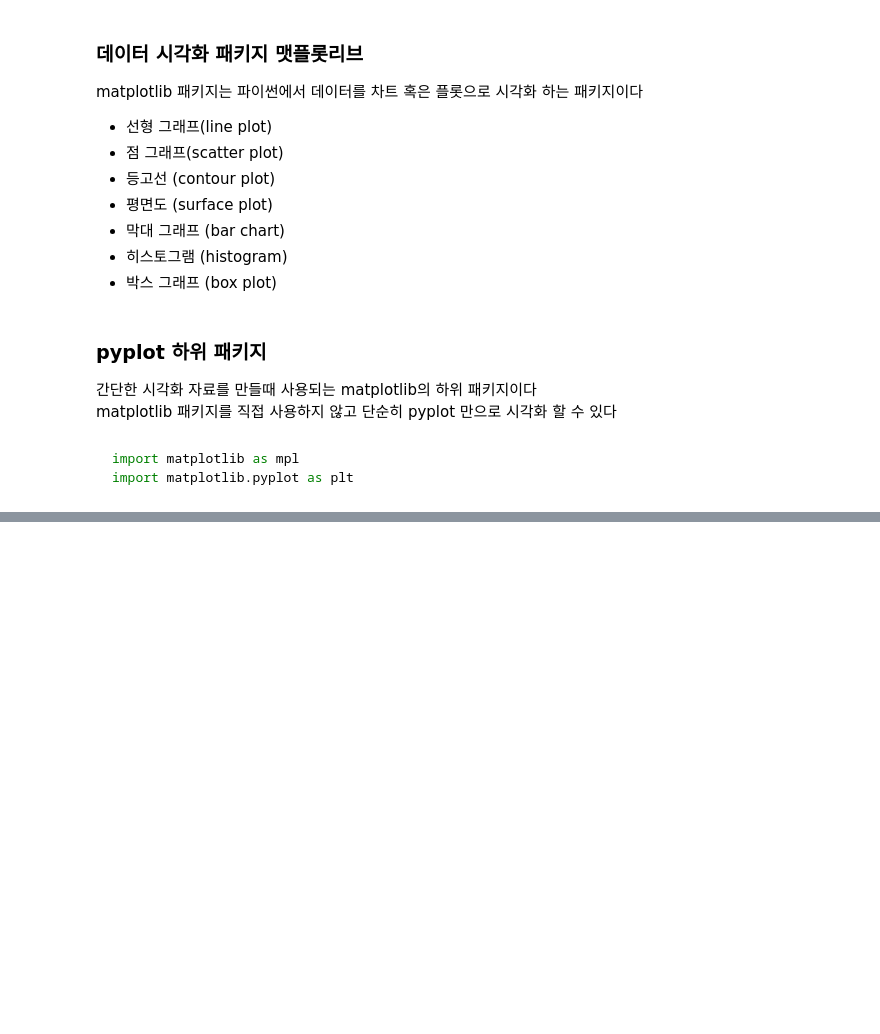
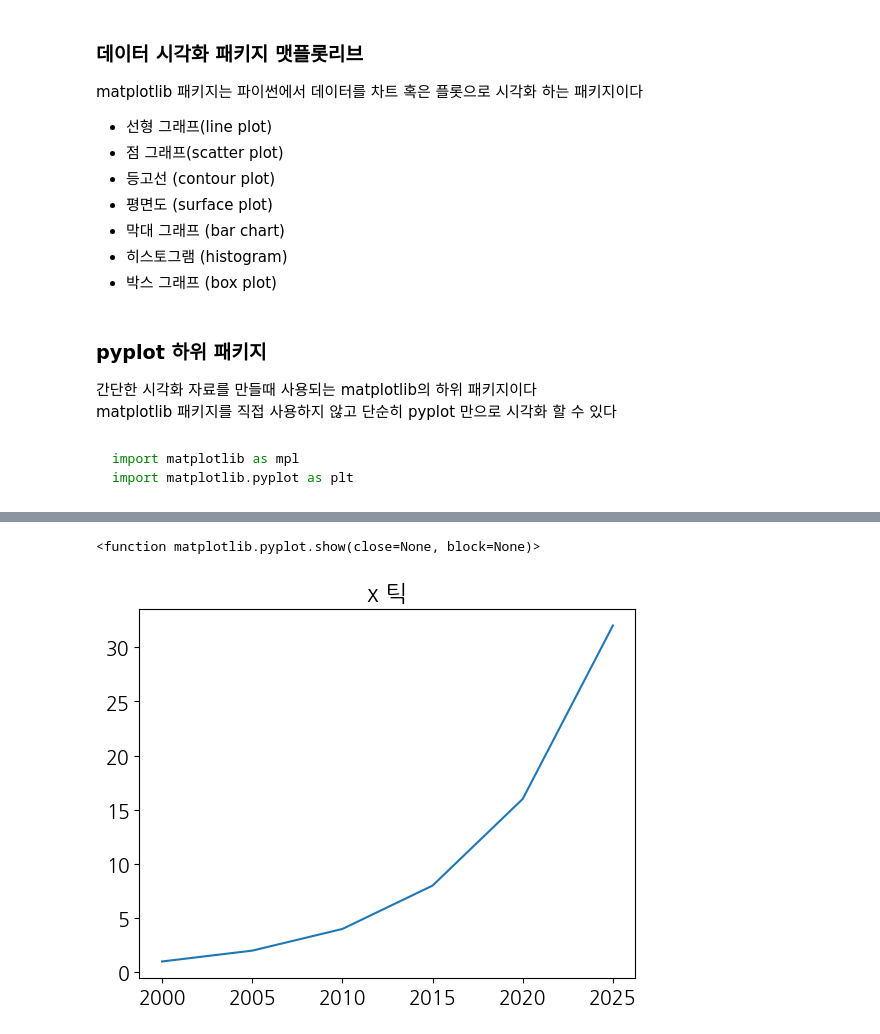
Before and after one commit to DDDDKo/python_study, a Jupyter notebook: matplotlib_visualize_data/matplotlib_basic.ipynb, the cells around one changed output, grey strips where cells are left out. Drawn from its saved outputs; the diff is of its cells as text; code cells hidden in the pictures; blank space fills up the shorter version.

```diff
--- a/matplotlib_visualize_data/matplotlib_basic.ipynb
+++ b/matplotlib_visualize_data/matplotlib_basic.ipynb
@@ -41,0 +75,7 @@ plt.rcParams['axes.unicode_minus'] = False
+# %%
+plt.title('x 틱')
+plt.plot([2000, 2005, 2010, 2015, 2020, 2025], [1, 2, 4, 8, 16, 32])
+plt.show
+# %% [output]
+<function matplotlib.pyplot.show(close=None, block=None)>
+[figure, added]
```
Also changed, not shown: parts of 3 cells of this notebook.
